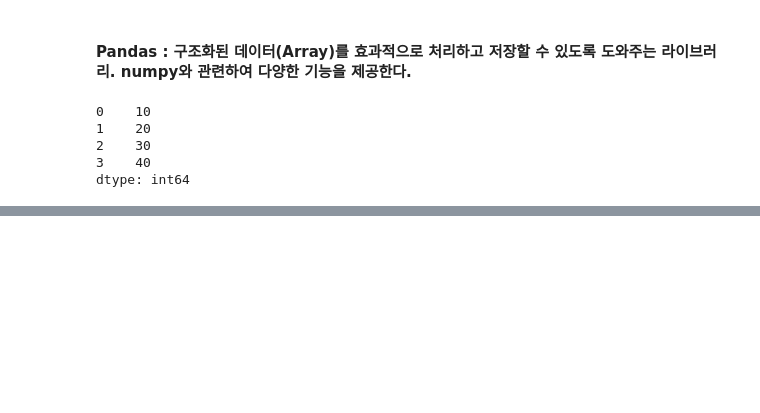
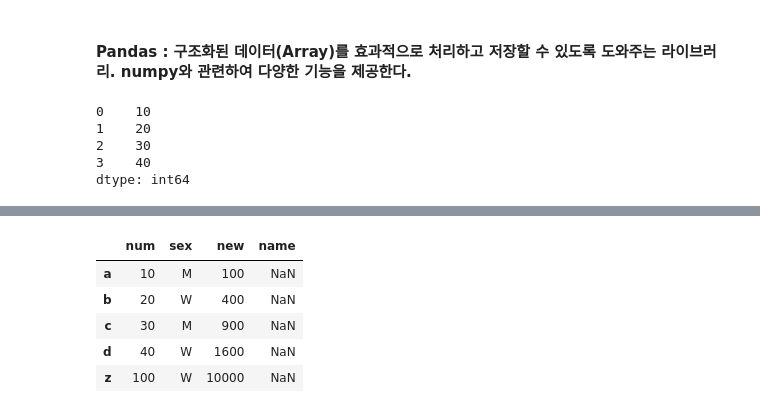
Before and after one commit to Notepad96/Data-Analysis, a Jupyter notebook: pandas/pandas1.ipynb, the cells around one changed output, grey strips where cells are left out. Saved outputs shown, nothing was run; the diff lists cells and outputs as text; code cells hidden in the pictures; blank space fills up the shorter version.

```diff
--- a/pandas/pandas1.ipynb
+++ b/pandas/pandas1.ipynb
@@ -15,0 +34,7 @@ dtype: int64
+# %%
+# DataFrame : 여러 개의 Series를 모아서 행과 열로 구성된 데이터
+dic = {'a': 10, 'b': 20, 'c': 30, 'd': 40}
+arr = pd.Series(dic)
+arr2 = pd.Series(['M', 'W', 'M', 'W'], index=['a', 'b', 'c', 'd'])
+arr3 = pd.DataFrame({'num': arr, 'sex': arr2})
+arr3
@@ -15,0 +63,4 @@ dtype: int64
+# %%
+# numpy처럼 연산자를 사용하여 연산 가능
+arr3['new'] = arr3['num'] * arr3['num']
+arr3
@@ -15,0 +108,5 @@ dtype: int64
+# %%
+# DataFrame 행 데이터 추가
+print(arr3)
+arr3.loc['z'] = [100, 'W', 10000]
+print(arr3)
@@ -15,0 +125,10 @@ dtype: int64
+# %%
+arr3['name'] = np.nan
+arr3
+# %% [output]
+|  | num | sex | new | name |
+| a | 10 | M | 100 | NaN |
+| b | 20 | W | 400 | NaN |
+| c | 30 | M | 900 | NaN |
+| d | 40 | W | 1600 | NaN |
+| z | 100 | W | 10000 | NaN |
```
Also changed, not shown: parts of 28 cells of this notebook.
